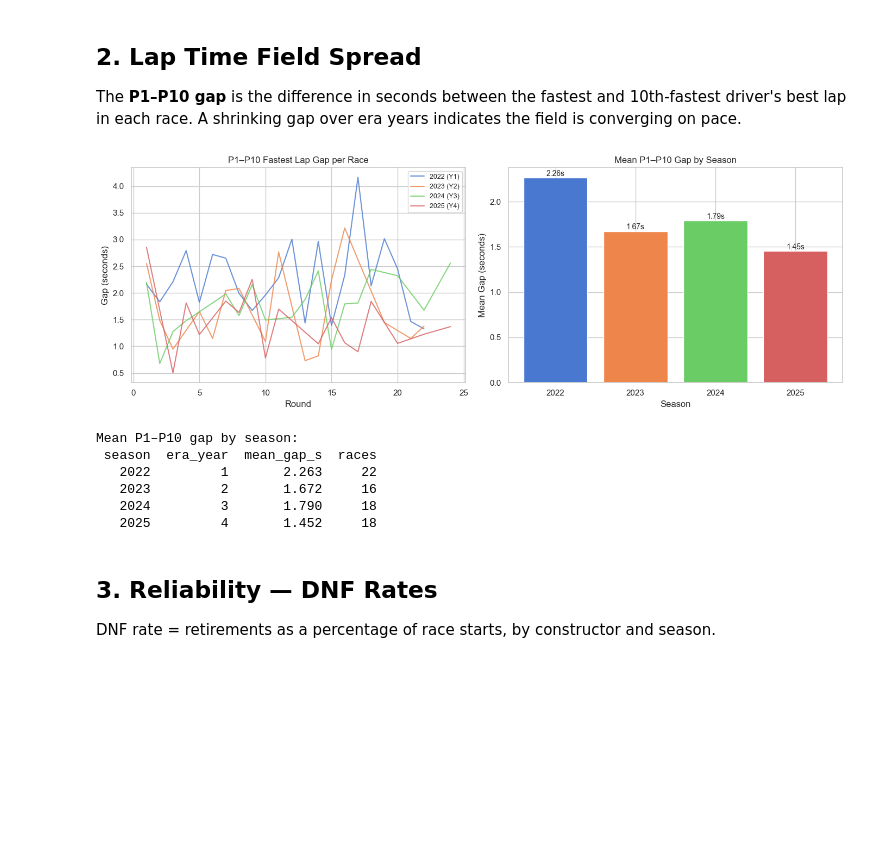
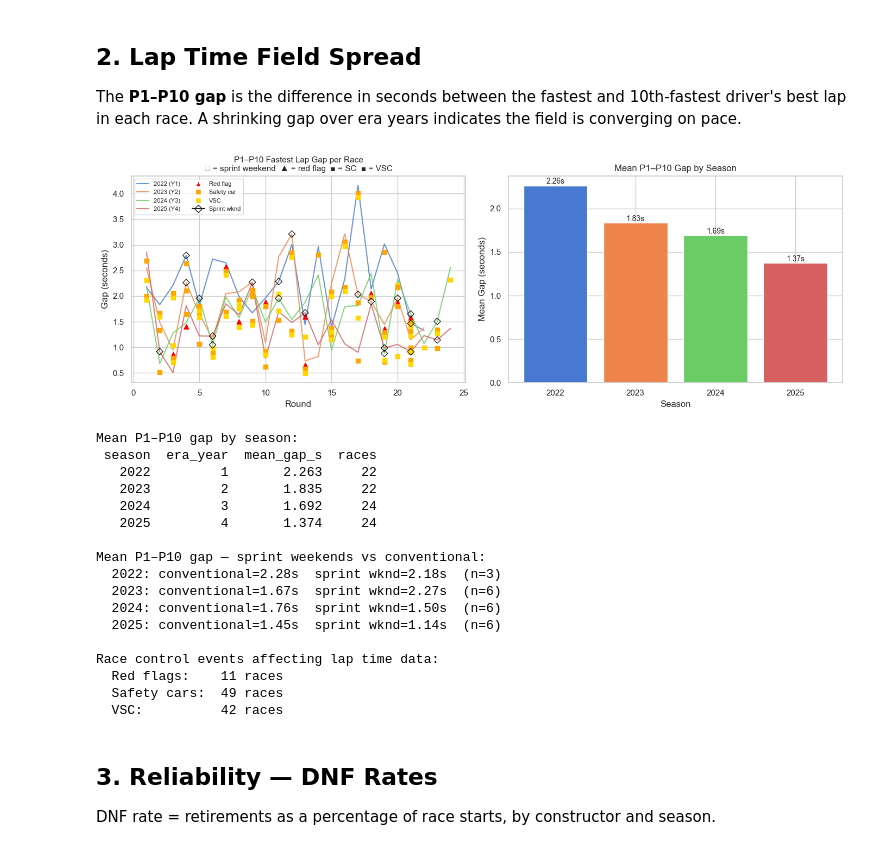
Before and after one commit to TheBennyMac/f1-analytics, a Jupyter notebook: notebooks/01_2022_era_baseline.ipynb, the cells around one changed output. Cells and saved outputs as stored; diff of their text form; code cells hidden in the pictures; blank space fills up the shorter version.

```diff
--- a/notebooks/01_2022_era_baseline.ipynb
+++ b/notebooks/01_2022_era_baseline.ipynb
@@ -242,43 +319,107 @@ A shrinking gap over era years indicates the field is converging on pace.
 # %%
 delta_df = lap_time_delta_summary(all_laps)
 delta_df['era_year'] = delta_df['season'].apply(get_year_within_era)
+
+# Join sprint weekend and race control flags from results
+race_meta = results_df[['season', 'round', 'is_sprint_weekend', 'had_sc', 'had_vsc', 'had_red_flag']].drop_duplicates()
+delta_df = delta_df.merge(race_meta, on=['season', 'round'], how='left')
 
 mean_df = mean_gap_by_season(delta_df)
 mean_df['era_year'] = mean_df['season'].apply(get_year_within_era)
 
 fig, axes = plt.subplots(1, 2, figsize=(14, 5))
 
 # Per-race gaps
 for season in GROUND_EFFECT_SEASONS:
     s = delta_df[delta_df['season'] == season]
     axes[0].plot(s['round'], s['gap_s'],
                  label=f'{season} (Y{get_year_within_era(season)})', linewidth=1.5, alpha=0.8)
-axes[0].set_title('P1–P10 Fastest Lap Gap per Race', fontsize=12)
+    # Sprint weekend diamond overlay
+    sprint_s = s[s['is_sprint_weekend'] == True]
+    if not sprint_s.empty:
+        axes[0].scatter(sprint_s['round'], sprint_s['gap_s'],
+                        marker='D', s=40, zorder=5,
+                        edgecolors='black', linewidths=0.8, facecolors='none')
+    # Race control markers — plotted below the gap line
+    offset = 0.08
+    sc_s = s[s['had_sc'] == True]
+    vsc_s = s[s['had_vsc'] == True]
+    rf_s = s[s['had_red_flag'] == True]
+    if not rf_s.empty:
+        axes[0].scatter(rf_s['round'], rf_s['gap_s'] - offset,
+                        marker='^', s=40, color='red', zorder=4, label='_nolegend_')
+    if not sc_s.empty:
+        axes[0].scatter(sc_s['round'], sc_s['gap_s'] - offset * 2,
+                        marker='s', s=30, color='orange', zorder=4, label='_nolegend_')
+    if not vsc_s.empty:
+        axes[0].scatter(vsc_s['round'], vsc_s['gap_s'] - offset * 3,
+                        marker='s', s=30, color='gold', zorder=4, label='_nolegend_')
+
+# RC legend handles
+from matplotlib.lines import Line2D
+rc_handles = [
+    Line2D([0], [0], marker='^', color='w', markerfacecolor='red', markersize=7, label='Red flag'),
+    Line2D([0], [0], marker='s', color='w', markerfacecolor='orange', markersize=7, label='Safety car'),
+    Line2D([0], [0], marker='s', color='w', markerfacecolor='gold', markersize=7, label='VSC'),
+    Line2D([0], [0], marker='D', color='k', markerfacecolor='none', markersize=7, label='Sprint wknd'),
+]
+season_handles, season_labels = axes[0].get_legend_handles_labels()
+axes[0].legend(handles=season_handles + rc_handles, fontsize=8, ncol=2)
+axes[0].set_title('P1–P10 Fastest Lap Gap per Race\n◇ = sprint weekend  ▲ = red flag  ■ = SC  ■ = VSC', fontsize=11)
 axes[0].set_xlabel('Round')
 axes[0].set_ylabel('Gap (seconds)')
-axes[0].legend(fontsize=9)
 
 # Season mean
 axes[1].bar(mean_df['season'].astype(str), mean_df['mean_gap_s'], color=sns.color_palette('muted', len(mean_df)))
 axes[1].set_title('Mean P1–P10 Gap by Season', fontsize=12)
 axes[1].set_xlabel('Season')
 axes[1].set_ylabel('Mean Gap (seconds)')
 for i, row in mean_df.iterrows():
     axes[1].text(i, row['mean_gap_s'] + 0.02, f"{row['mean_gap_s']:.2f}s", ha='center', fontsize=10)
 
 plt.tight_layout()
 plt.show()
 
 print('\nMean P1–P10 gap by season:')
 print(mean_df[['season', 'era_year', 'mean_gap_s', 'races']].to_string(index=False))
+
+# Sprint weekend vs conventional breakdown
+print('\nMean P1–P10 gap — sprint weekends vs conventional:')
+for season in GROUND_EFFECT_SEASONS:
+    s = delta_df[delta_df['season'] == season]
+    conv = s[~s['is_sprint_weekend']]['gap_s'].mean()
+    sprt = s[s['is_sprint_weekend']]['gap_s'].mean()
+    n_sprt = s['is_sprint_weekend'].sum()
+    if n_sprt > 0:
+        print(f'  {season}: conventional={conv:.2f}s  sprint wknd={sprt:.2f}s  (n={n_sprt})')
+    else:
+        print(f'  {season}: conventional={conv:.2f}s  no sprint weekends')
+
+# Race control breakdown
+print('\nRace control events affecting lap time data:')
+rc = delta_df.drop_duplicates(['season', 'round'])
+print(f'  Red flags:    {rc["had_red_flag"].sum()} races')
+print(f'  Safety cars:  {rc["had_sc"].sum()} races')
+print(f'  VSC:          {rc["had_vsc"].sum()} races')
 # %% [output]
-[figure, old version]
+[figure, new version]
 Mean P1–P10 gap by season:
  season  era_year  mean_gap_s  races
    2022         1       2.263     22
-   2023         2       1.672     16
-   2024         3       1.790     18
-   2025         4       1.452     18
+   2023         2       1.835     22
+   2024         3       1.692     24
+   2025         4       1.374     24
+
+Mean P1–P10 gap — sprint weekends vs conventional:
+  2022: conventional=2.28s  sprint wknd=2.18s  (n=3)
+  2023: conventional=1.67s  sprint wknd=2.27s  (n=6)
+  2024: conventional=1.76s  sprint wknd=1.50s  (n=6)
+  2025: conventional=1.45s  sprint wknd=1.14s  (n=6)
+
+Race control events affecting lap time data:
+  Red flags:    11 races
+  Safety cars:  49 races
+  VSC:          42 races
 # %% [markdown]
 ## 3. Reliability — DNF Rates
 
```
Also changed, not shown: parts of 8 cells of this notebook, 10 other files.
